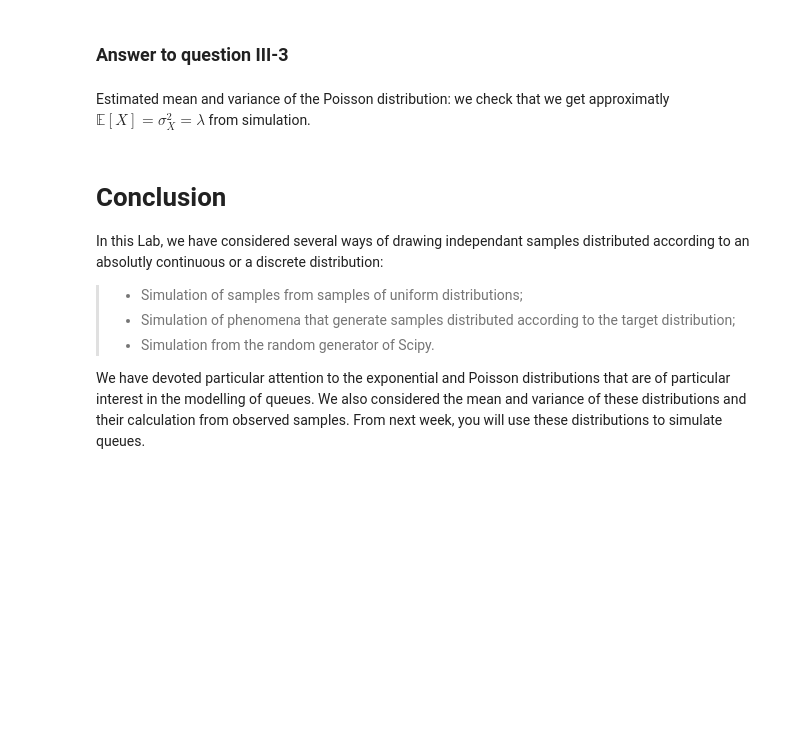
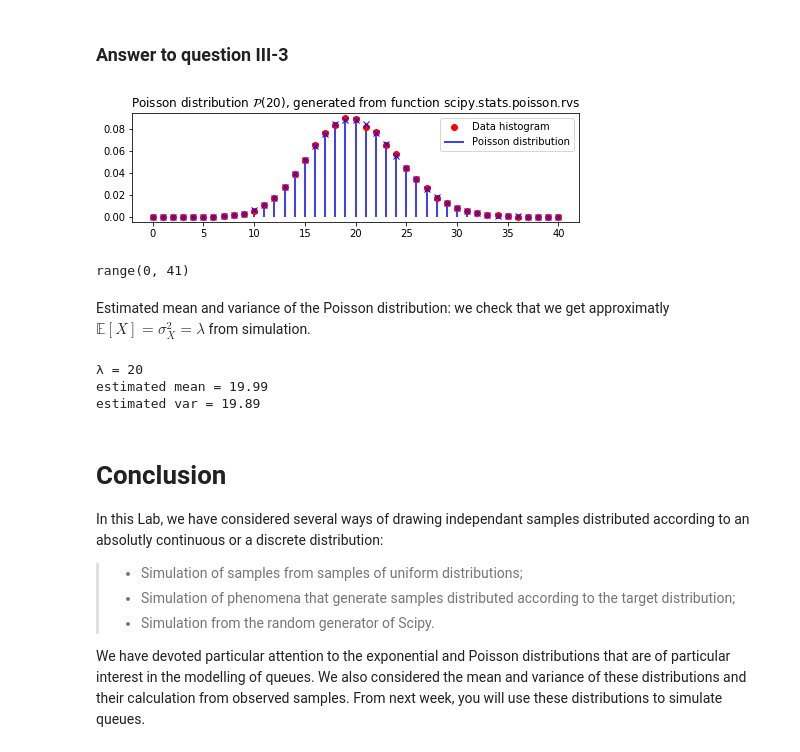
Before and after one commit to guanzgrace/edX-queueing-theory, a Jupyter notebook: Week1_Lab_part2.ipynb, the cells around one changed output. Saved outputs shown, nothing was run; the diff lists cells and outputs as text; code cells hidden in the pictures; blank space fills up the shorter version.

```diff
--- a/Week1_Lab_part2.ipynb
+++ b/Week1_Lab_part2.ipynb
@@ -347,34 +366,40 @@ from scipy.stats import poisson
 
 λ        = 20
 N        = 10**5
 nb_proba = 41
 
 # Histogram generated from function scipy.stats.poisson.rvs
 #############################################
 # Supply parameter mu for function poisson.rvs
 # see the following ling for help about poisson.rvs:
 # https://docs.scipy.org/doc/scipy/reference/generated/scipy.stats.poisson.html
-c      = ...
+c      = 20
 sample = poisson.rvs(mu=c, size=N)
 #############################################
 hist_  = array([sum(sample==k) for k in range(nb_proba)]) # Histogram
 hist_  = hist_/sum(hist_)         # Histogram normalization
 figure(figsize=(8., 2.))
 plot(0, hist_[0],'ro',markersize=6,label='Data histogram')
 for k,v in enumerate(hist_[1:]):
     plot(k+1, v,'ro',markersize=6)
 
 # Poisson distribution
 Poisson  = Poisson_dist(n=nb_proba)
 x        = range(nb_proba)
 vlines(x,0,Poisson,colors='b',label="Poisson distribution")
 plot(x, Poisson,'bx')
 
 legend(loc='upper right')
 title(('Poisson distribution $\mathcal{P}$(%d),'
        +' generated from function scipy.stats.poisson.rvs')%λ)
 #---------
 V6 = c
+# %% [output]
+[figure, added]
+# %%
+range(len(hist_))
+# %% [output]
+range(0, 41)
 # %% [markdown]
 Estimated mean and variance of the Poisson distribution: we check that we get approximatly
 $\mathbb{E}[X]=\sigma_X^2=\lambda$ from simulation.
@@ -382,8 +407,8 @@ $\mathbb{E}[X]=\sigma_X^2=\lambda$ from simulation.
 ####################################
 # compute mean and variance of sample vector
 # calculated in the code cell above
-μ_sample  = ...
-σ2_sample = ...
+μ_sample  = sum(hist_*range(len(hist_)))
+σ2_sample = sum(hist_*range(len(hist_))*range(len(hist_))) - sum(hist_*range(len(hist_)))**2
 ####################################
 print(("\u03BB = {0}\nestimated mean = {1:1.2f}\n"
        +"estimated var = {2:1.2f}")
@@ -392,6 +417,10 @@ print(("\u03BB = {0}\nestimated mean = {1:1.2f}\n"
 #------------------------
 V7 = μ_sample
 V8 = σ2_sample
+# %% [output]
+λ = 20
+estimated mean = 19.99
+estimated var = 19.89
 # %% [markdown]
 # Conclusion
 
```
Also changed, not shown: parts of 10 cells of this notebook, 3 other files.
